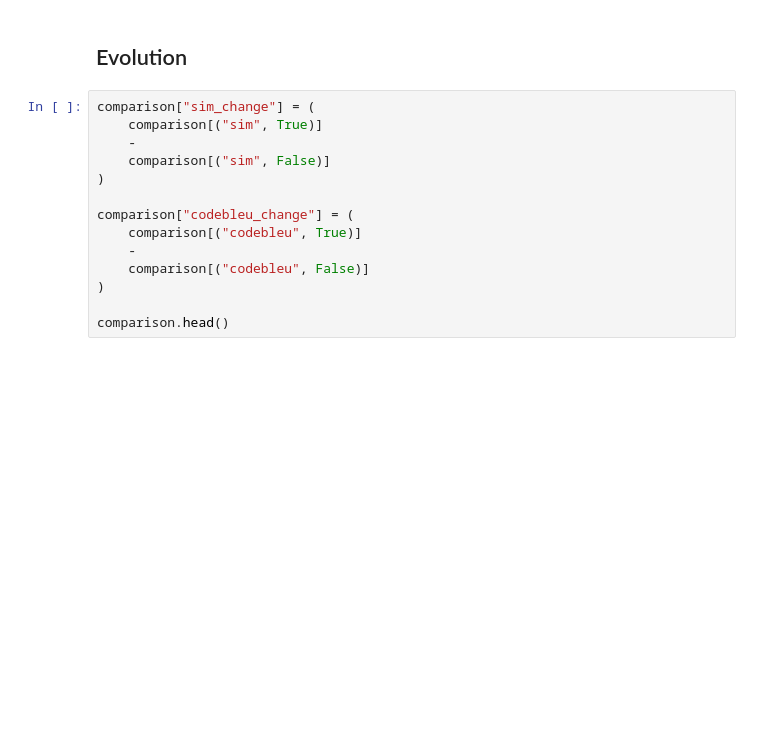
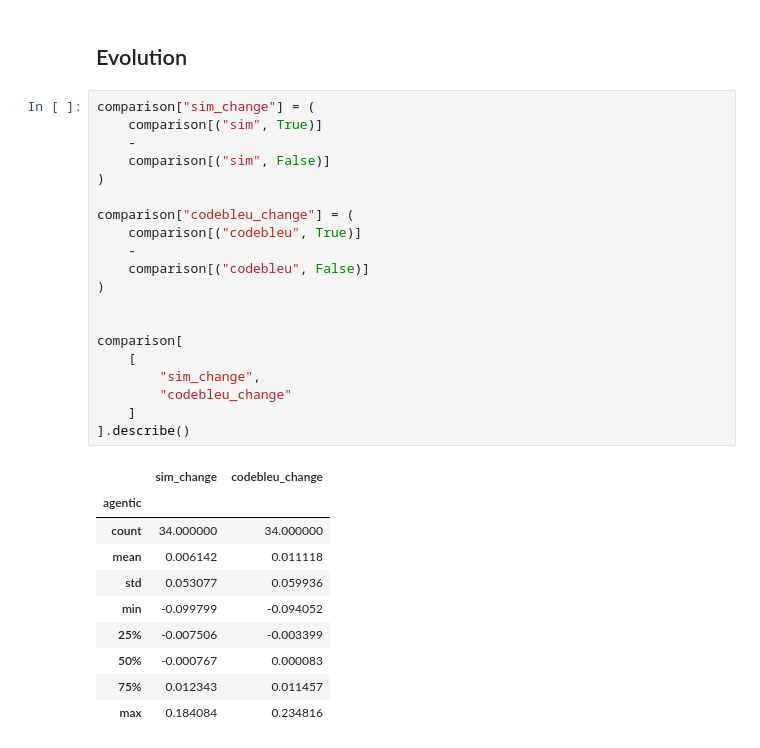
Before and after one commit to lucianoMarchezan/codehistorian-extractor, a Jupyter notebook: analysis/RQ1/RQ1.ipynb, the cells around one changed output. Saved outputs shown, nothing was run; the diff lists cells and outputs as text; blank space fills up the shorter version.

```diff
--- a/analysis/RQ1/RQ1.ipynb
+++ b/analysis/RQ1/RQ1.ipynb
@@ -137,14 +247,31 @@ comparison.head()
 # %%
 comparison["sim_change"] = (
     comparison[("sim", True)]
     -
     comparison[("sim", False)]
 )
 
 comparison["codebleu_change"] = (
     comparison[("codebleu", True)]
     -
     comparison[("codebleu", False)]
 )
 
-comparison.head()
+
+comparison[
+    [
+        "sim_change",
+        "codebleu_change"
+    ]
+].describe()
+# %% [output]
+|  | sim_change | codebleu_change |
+| agentic |  |  |
+| count | 34.000000 | 34.000000 |
+| mean | 0.006142 | 0.011118 |
+| std | 0.053077 | 0.059936 |
+| min | -0.099799 | -0.094052 |
+| 25% | -0.007506 | -0.003399 |
+| 50% | -0.000767 | 0.000083 |
+| 75% | 0.012343 | 0.011457 |
+| max | 0.184084 | 0.234816 |
```
Also changed, not shown: parts of 15 cells of this notebook, 1 other file.
